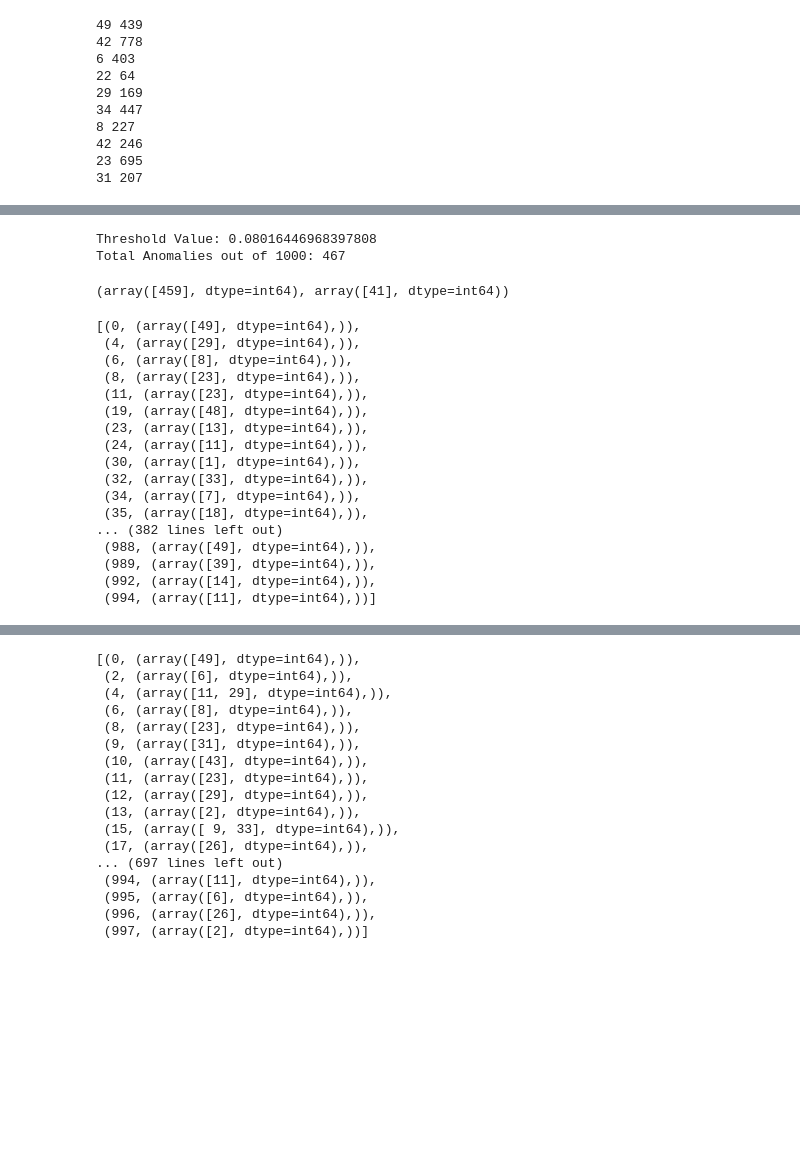
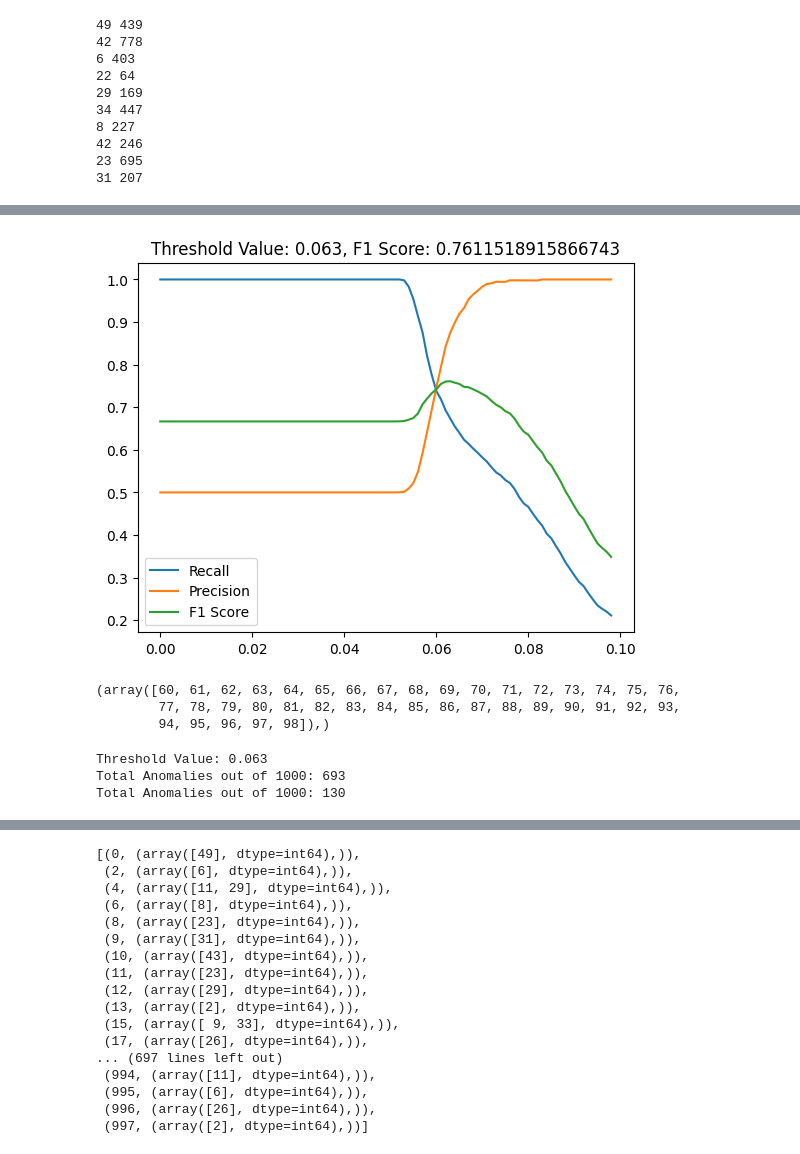
Before and after one commit to Morganh201/AnomalyDetection, a Jupyter notebook: AnomalyDetectionMethodsTest.ipynb, the cells around one changed output, grey strips where cells are left out. Cells and saved outputs as stored; diff of their text form; code cells hidden in the pictures; blank space fills up the shorter version.

```diff
--- a/AnomalyDetectionMethodsTest.ipynb
+++ b/AnomalyDetectionMethodsTest.ipynb
@@ -221,22 +230,14 @@ f_data.plot_feature(f_train_X, 4, 29)
-# %%
-pca = CreateModel(n_train_X)
-n_train_rec = pca.fit_pca(n_train_X, 25)
-anomalies = pca.evaluate_pca(n_train_X, n_train_rec, f_train_X)
-f_train_rec = pca.get_f_rec()
-print(f"Threshold Value: {pca.pca_threshold}")
-print(f"Total Anomalies out of {pca.samples}: {anomalies}")
-# %% [output]
-Threshold Value: 0.08016446968397808
-Total Anomalies out of 1000: 467
 # %%
 n_data1 = DataCreation()
 n_test = n_data1.create_samples(samples, features, 2)
 n_test = n_data1.normalize(n_test)
 # %%
+pca = CreateModel(n_train_X)
+n_train_rec = pca.fit_pca(n_train_X, 25)
 anomaly_faulty = []
 anomaly_normal = []
 p, r, f1 = [], [], []
-for i in range(1, 1000):
+for i in range(1, 100):
     threshold = 0.001 * i
     tp = pca.evaluate_pca(n_train_X, n_train_rec, f_train_X, threshold)
     fp = pca.evaluate_pca(n_train_X, n_train_rec, n_test, threshold)
@@ -251,38 +252,37 @@ for i in range(1, 1000):
     f1.append(2 * ((precision * recall) / (precision + recall)))
 anomaly_faulty
 # %%
-plt.title("Accuracy Metrics")
+plt.title(f"Threshold Value: {0.001 * f1.index(max(f1))}, F1 Score: {max(f1)}")
 x = [i*0.001 for i in range(len(r))]
 plt.plot(x, r, label="Recall")
 plt.plot(x, p, label="Precision")
 plt.plot(x, f1, label="F1 Score")
 plt.legend()
 plt.show()
+# %% [output]
+[figure, added]
-# %%
-a = np.mean(np.abs(n_train_X - n_train_rec), axis=1)
-np.where(a == pca.pca_threshold)
-# %% [output]
-(array([459], dtype=int64), array([41], dtype=int64))
-# %%
-pca.pca_anomaly
-# %% [output]
-[(0, (array([49], dtype=int64),)),
- (4, (array([29], dtype=int64),)),
- (6, (array([8], dtype=int64),)),
- (8, (array([23], dtype=int64),)),
- (11, (array([23], dtype=int64),)),
- (19, (array([48], dtype=int64),)),
- (23, (array([13], dtype=int64),)),
- (24, (array([11], dtype=int64),)),
- (30, (array([1], dtype=int64),)),
- (32, (array([33], dtype=int64),)),
- (34, (array([7], dtype=int64),)),
- (35, (array([18], dtype=int64),)),
-... (382 lines left out)
- (988, (array([49], dtype=int64),)),
- (989, (array([39], dtype=int64),)),
- (992, (array([14], dtype=int64),)),
- (994, (array([11], dtype=int64),))]
+# %%
+r = np.array(r)
+p = np.array(p)
+diff = r - p
+np.where(diff < 0)
+# %% [output]
+(array([60, 61, 62, 63, 64, 65, 66, 67, 68, 69, 70, 71, 72, 73, 74, 75, 76,
+        77, 78, 79, 80, 81, 82, 83, 84, 85, 86, 87, 88, 89, 90, 91, 92, 93,
+        94, 95, 96, 97, 98]),)
+# %%
+threshold = 0.063
+anomalies = pca.evaluate_pca(n_train_X, n_train_rec, f_train_X, threshold)
+f_train_rec = pca.get_f_rec()
+print(f"Threshold Value: {pca.pca_threshold}")
+print(f"Total Anomalies out of {pca.samples}: {anomalies}")
+anomalies = pca.evaluate_pca(n_train_X, n_train_rec, n_test, threshold)
+n_test_rec = pca.get_f_rec()
+print(f"Total Anomalies out of {pca.samples}: {anomalies}")
+# %% [output]
+Threshold Value: 0.063
+Total Anomalies out of 1000: 693
+Total Anomalies out of 1000: 130
 # %%
 pca.plot(n_train_X, n_train_rec, f_train_X, f_train_rec, 4, 29)
 # %% [output]
```
Also changed, not shown: parts of 11 cells of this notebook.
